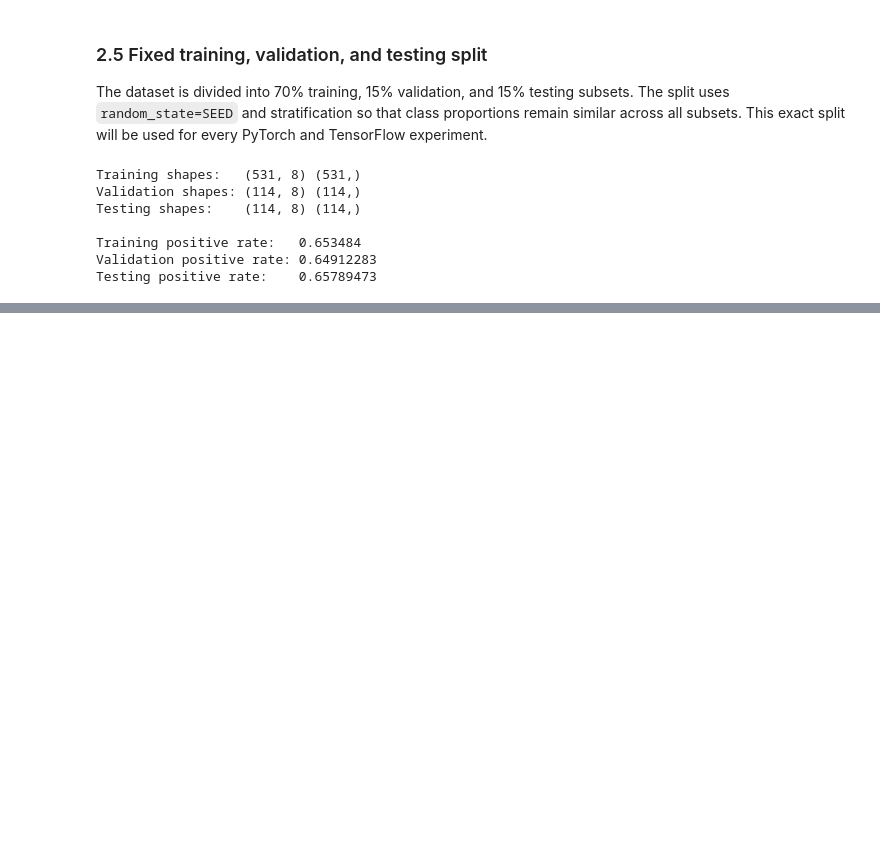
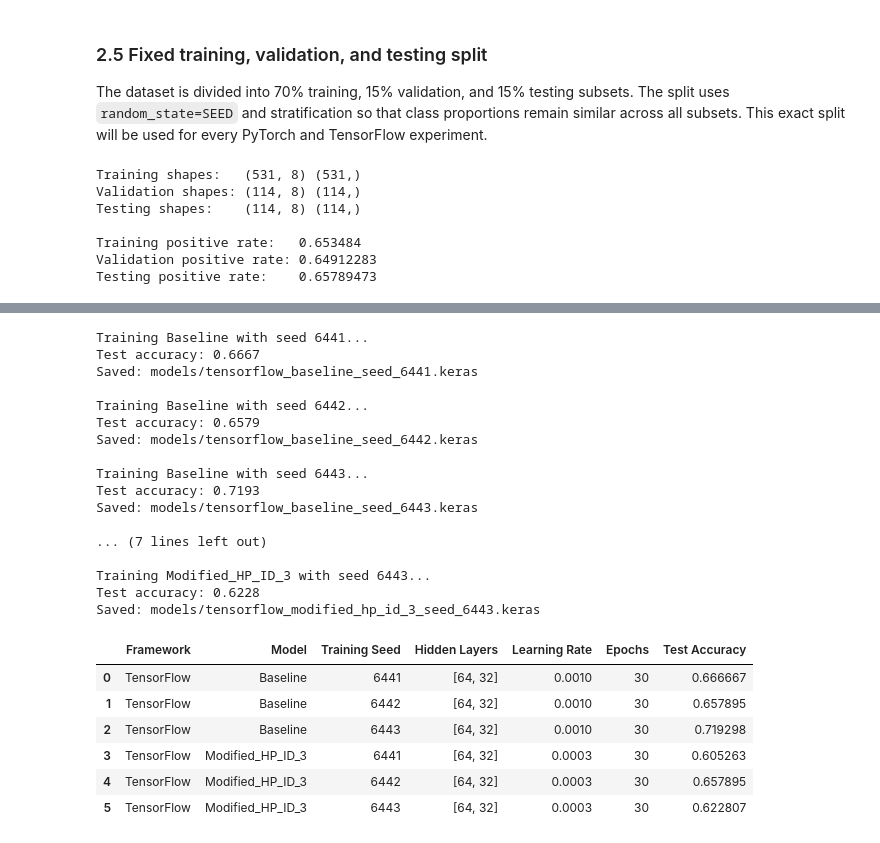
Before and after one commit to Nikikanaparthi21/data266-6441, a Jupyter notebook: neural_networks.ipynb, the cells around one changed output, grey strips where cells are left out. Drawn from its saved outputs; the diff is of its cells as text; code cells hidden in the pictures; blank space fills up the shorter version.

```diff
--- a/neural_networks.ipynb
+++ b/neural_networks.ipynb
@@ -254,0 +452,9 @@ Testing positive rate:    0.65789473
+# %%
+test_trained_model, test_history, test_accuracy = train_pytorch_model(
+    BASELINE_CONFIG,
+    training_seed=SEED
+)
+
+print(f"Test accuracy: {test_accuracy:.4f}")
+print("Number of training-loss values:", len(test_history["train_loss"]))
+print("Number of validation-loss values:", len(test_history["val_loss"]))
@@ -254,0 +840,69 @@ Testing positive rate:    0.65789473
+# %%
+tensorflow_result_rows = []
+tensorflow_histories = {}
+
+for config in [BASELINE_CONFIG, MODIFIED_CONFIG]:
+    for training_seed in TRAINING_SEEDS:
+        print(
+            f"Training {config['name']} "
+            f"with seed {training_seed}..."
+        )
+
+        model, history, accuracy = train_tensorflow_model(
+            config=config,
+            training_seed=training_seed
+        )
+
+        tensorflow_result_rows.append({
+            "Framework": "TensorFlow",
+            "Model": config["name"],
+            "Training Seed": training_seed,
+            "Hidden Layers": str(config["hidden_layers"]),
+            "Learning Rate": config["learning_rate"],
+            "Epochs": config["epochs"],
+            "Test Accuracy": accuracy
+        })
+
+        tensorflow_histories[
+            (config["name"], training_seed)
+        ] = history
+
+        checkpoint_name = (
+            f"models/tensorflow_"
+            f"{config['name'].lower()}_"
+            f"seed_{training_seed}.keras"
+        )
+
+        model.save(checkpoint_name)
+
+        print(f"Test accuracy: {accuracy:.4f}")
+        print(f"Saved: {checkpoint_name}\n")
+
+tensorflow_results = pd.DataFrame(tensorflow_result_rows)
+
+display(tensorflow_results)
+# %% [output]
+Training Baseline with seed 6441...
+Test accuracy: 0.6667
+Saved: models/tensorflow_baseline_seed_6441.keras
+
+Training Baseline with seed 6442...
+Test accuracy: 0.6579
+Saved: models/tensorflow_baseline_seed_6442.keras
+
+Training Baseline with seed 6443...
+Test accuracy: 0.7193
+Saved: models/tensorflow_baseline_seed_6443.keras
+
+... (7 lines left out)
+
+Training Modified_HP_ID_3 with seed 6443...
+Test accuracy: 0.6228
+Saved: models/tensorflow_modified_hp_id_3_seed_6443.keras
+|  | Framework | Model | Training Seed | Hidden Layers | Learning Rate | Epochs | Test Accuracy |
+| 0 | TensorFlow | Baseline | 6441 | [64, 32] | 0.0010 | 30 | 0.666667 |
+| 1 | TensorFlow | Baseline | 6442 | [64, 32] | 0.0010 | 30 | 0.657895 |
+| 2 | TensorFlow | Baseline | 6443 | [64, 32] | 0.0010 | 30 | 0.719298 |
+| 3 | TensorFlow | Modified_HP_ID_3 | 6441 | [64, 32] | 0.0003 | 30 | 0.605263 |
+| 4 | TensorFlow | Modified_HP_ID_3 | 6442 | [64, 32] | 0.0003 | 30 | 0.657895 |
+| 5 | TensorFlow | Modified_HP_ID_3 | 6443 | [64, 32] | 0.0003 | 30 | 0.622807 |
```
Also changed, not shown: parts of 30 cells of this notebook.
